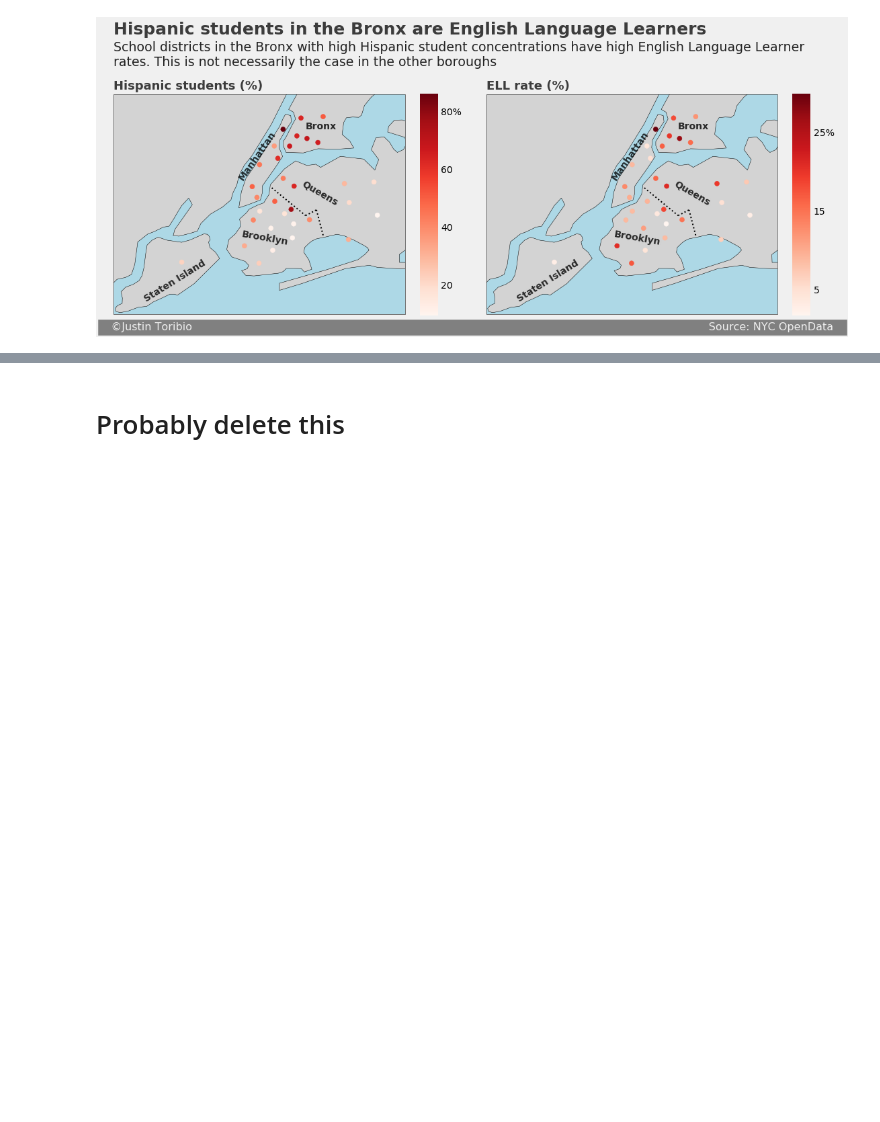
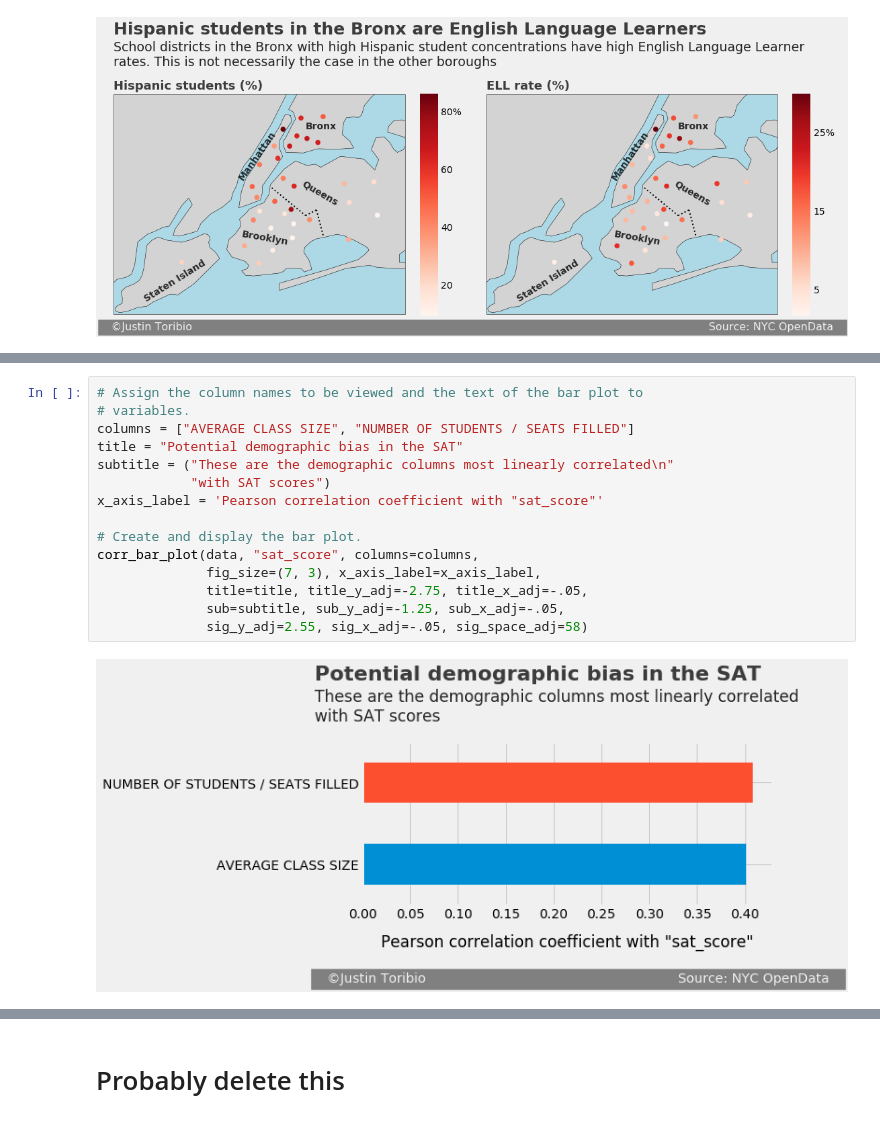
Before and after one commit to JustinToribio/analyzing-the-sat, a Jupyter notebook: notebooks/1.0-jt-analyze-the-sat.ipynb, the cells around one changed output, grey strips where cells are left out. Drawn from its saved outputs; the diff is of its cells as text; blank space fills up the shorter version.

Commit message:
notebook: entire demographics drafted, class size started

```diff
--- a/notebooks/1.0-jt-analyze-the-sat.ipynb
+++ b/notebooks/1.0-jt-analyze-the-sat.ipynb
@@ -945 +951,18 @@ This is not necessarily the case in the other boroughs, which is why the correla
+# %%
+# Assign the column names to be viewed and the text of the bar plot to
+# variables.
+columns = ["AVERAGE CLASS SIZE", "NUMBER OF STUDENTS / SEATS FILLED"]
+title = "Potential demographic bias in the SAT"
+subtitle = ("These are the demographic columns most linearly correlated\n"
+            "with SAT scores")
+x_axis_label = 'Pearson correlation coefficient with "sat_score"'
+
+# Create and display the bar plot.
+corr_bar_plot(data, "sat_score", columns=columns,
+              fig_size=(7, 3), x_axis_label=x_axis_label,
+              title=title, title_y_adj=-2.75, title_x_adj=-.05,
+              sub=subtitle, sub_y_adj=-1.25, sub_x_adj=-.05,
+              sig_y_adj=2.55, sig_x_adj=-.05, sig_space_adj=58)
+# %% [output]
+[figure, added]
 # %% [markdown]
```
Also changed, not shown: parts of 9 cells of this notebook.
